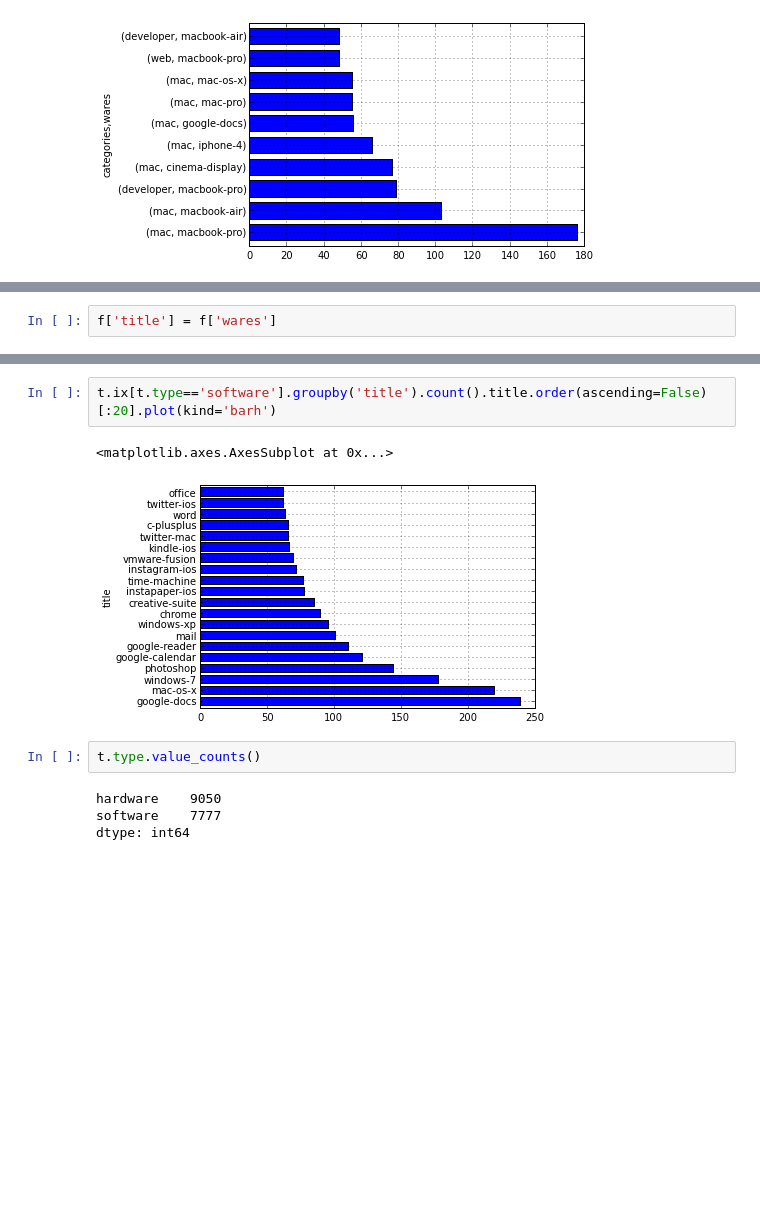
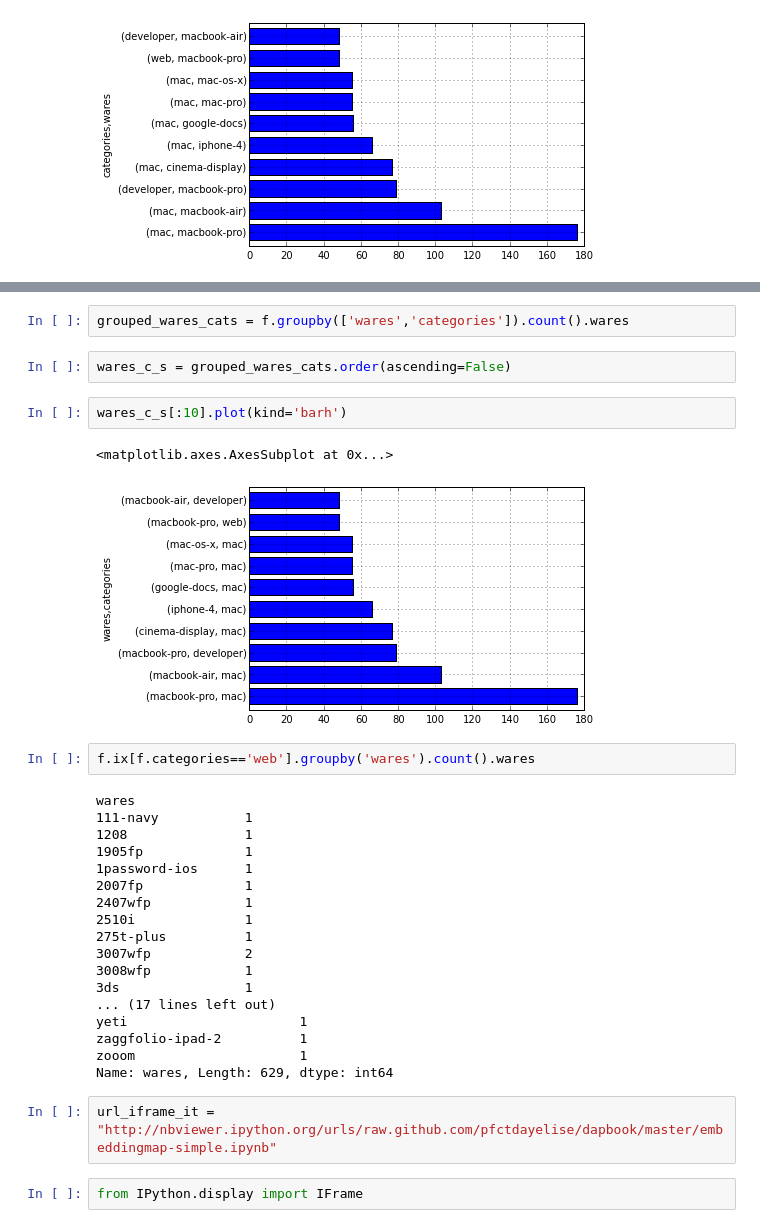
Before and after one commit to becomingGuru/usesthis_analysis, a Jupyter notebook: Graphs.ipynb, the cells around one changed output, grey strips where cells are left out. Cells and saved outputs as stored; diff of their text form; blank space fills up the shorter version.

Commit message:
More graphs

```diff
--- a/Graphs.ipynb
+++ b/Graphs.ipynb
@@ -166,2 +111,0 @@ concatenate?
-# %%
-f['title'] = f['wares']
@@ -567,11 +112,33 @@ t.ix[t.type=='hardware'].groupby('title').count().title.order(ascending=False)[:
-# %%
-t.ix[t.type=='software'].groupby('title').count().title.order(ascending=False)[:20].plot(kind='barh')
-# %% [output]
-<matplotlib.axes.AxesSubplot at 0x...>
-[figure, removed]
-# %%
-t.type.value_counts()
-# %% [output]
-hardware    9050
-software    7777
-dtype: int64
+# %%
+grouped_wares_cats = f.groupby(['wares','categories']).count().wares
+# %%
+wares_c_s = grouped_wares_cats.order(ascending=False)
+# %%
+wares_c_s[:10].plot(kind='barh')
+# %% [output]
+<matplotlib.axes.AxesSubplot at 0x...>
+[figure, added]
+# %%
+f.ix[f.categories=='web'].groupby('wares').count().wares
+# %% [output]
+wares
+111-navy           1
+1208               1
+1905fp             1
+1password-ios      1
+2007fp             1
+2407wfp            1
+2510i              1
+275t-plus          1
+3007wfp            2
+3008wfp            1
+3ds                1
+... (17 lines left out)
+yeti                      1
+zaggfolio-ipad-2          1
+zooom                     1
+Name: wares, Length: 629, dtype: int64
+# %%
+url_iframe_it = "http://nbviewer.ipython.org/urls/raw.github.com/pfctdayelise/dapbook/master/embeddingmap-simple.ipynb"
+# %%
+from IPython.display import IFrame
```
Also changed, not shown: parts of 56 cells of this notebook.
